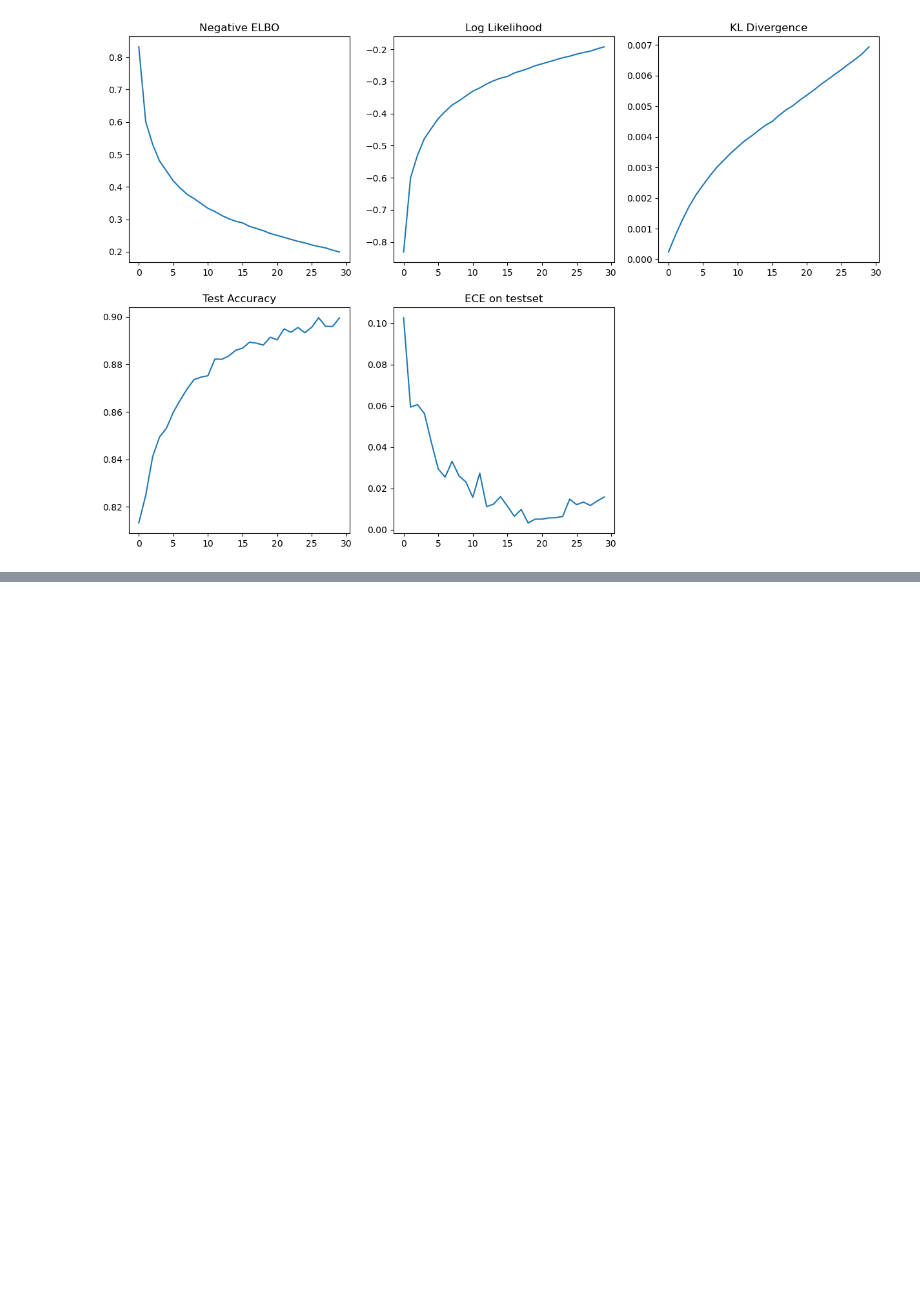
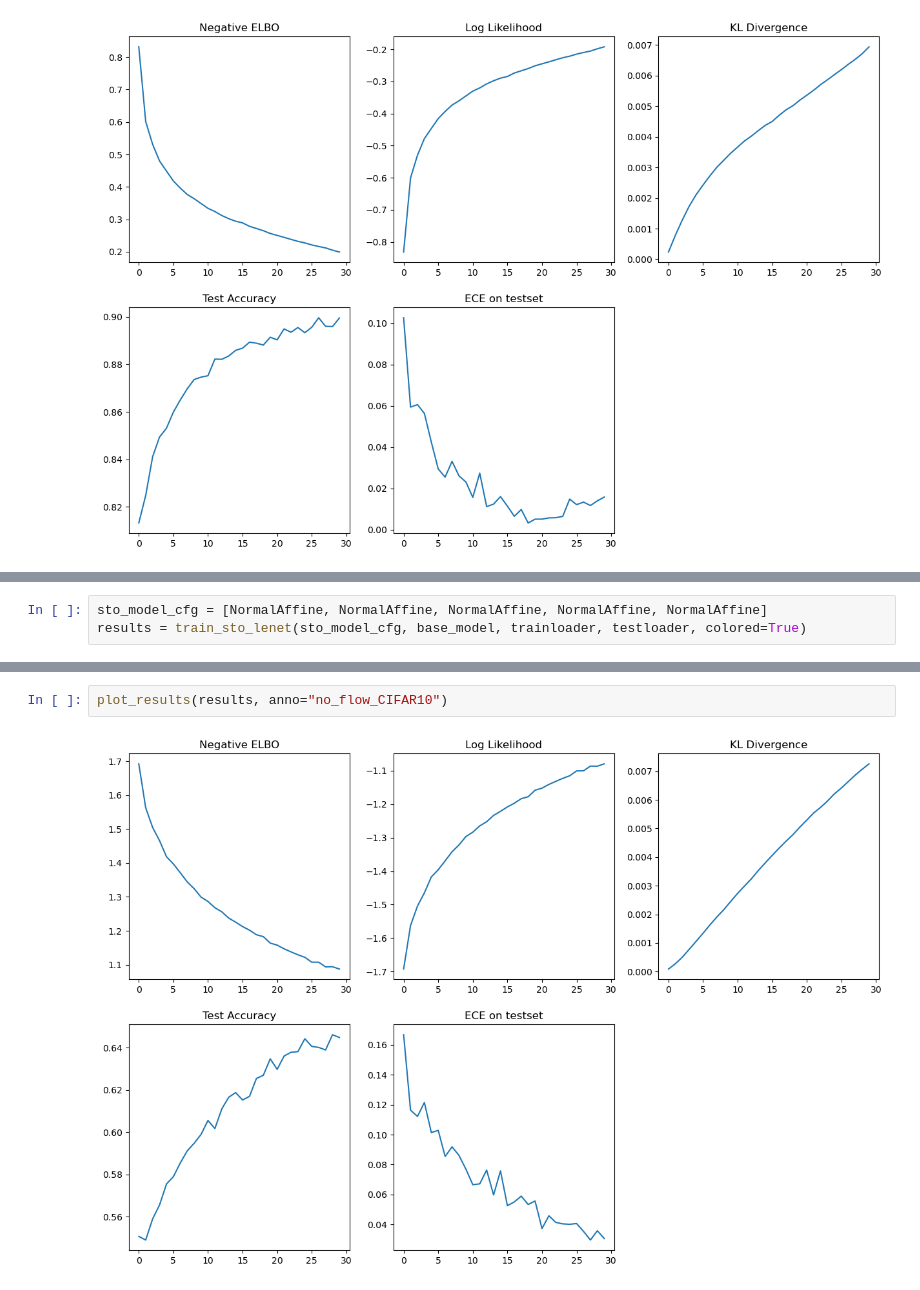
Before and after one commit to Weijiang-Xiong/iBNN_NF, a Jupyter notebook: codes/mnist_lenet.ipynb, the cells around one changed output, grey strips where cells are left out. Cells and saved outputs as stored; diff of their text form; blank space fills up the shorter version.

```diff
--- a/codes/mnist_lenet.ipynb
+++ b/codes/mnist_lenet.ipynb
@@ -257,0 +375,3 @@ plot_results(results, anno="no_flow")
+# %%
+sto_model_cfg = [NormalAffine, NormalAffine, NormalAffine, NormalAffine, NormalAffine]
+results = train_sto_lenet(sto_model_cfg, base_model, trainloader, testloader, colored=True)
@@ -257,0 +396,4 @@ plot_results(results, anno="no_flow")
+# %%
+plot_results(results, anno="no_flow_CIFAR10")
+# %% [output]
+[figure, added]
```
Also changed, not shown: parts of 17 cells of this notebook, 8 other files.
